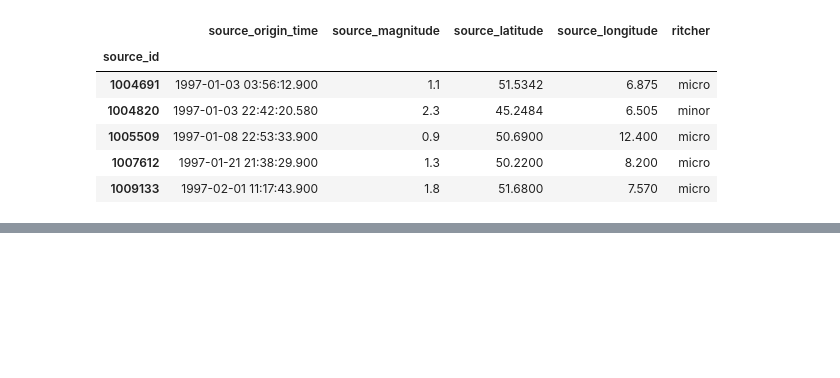
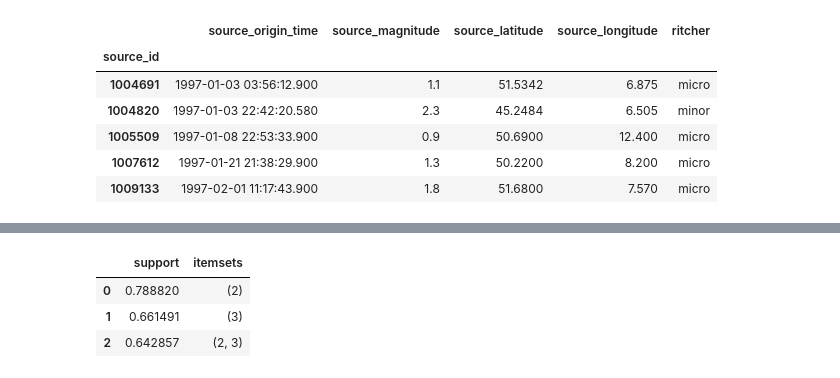
Before and after one commit to Alf-caput/ProyectoFinal_Capstone, a Jupyter notebook: proyectofinalcapstone-steadv2.ipynb, the cells around one changed output, grey strips where cells are left out. Cells and saved outputs as stored; diff of their text form; code cells hidden in the pictures; blank space fills up the shorter version.

```diff
--- a/proyectofinalcapstone-steadv2.ipynb
+++ b/proyectofinalcapstone-steadv2.ipynb
@@ -337,0 +358,9 @@ res
+# %%
+from mlxtend.frequent_patterns import apriori
+
+apriori(res, min_support=0.6)
+# %% [output]
+|  | support | itemsets |
+| 0 | 0.788820 | (2) |
+| 1 | 0.661491 | (3) |
+| 2 | 0.642857 | (2, 3) |
```
Also changed, not shown: parts of 3 cells of this notebook.
